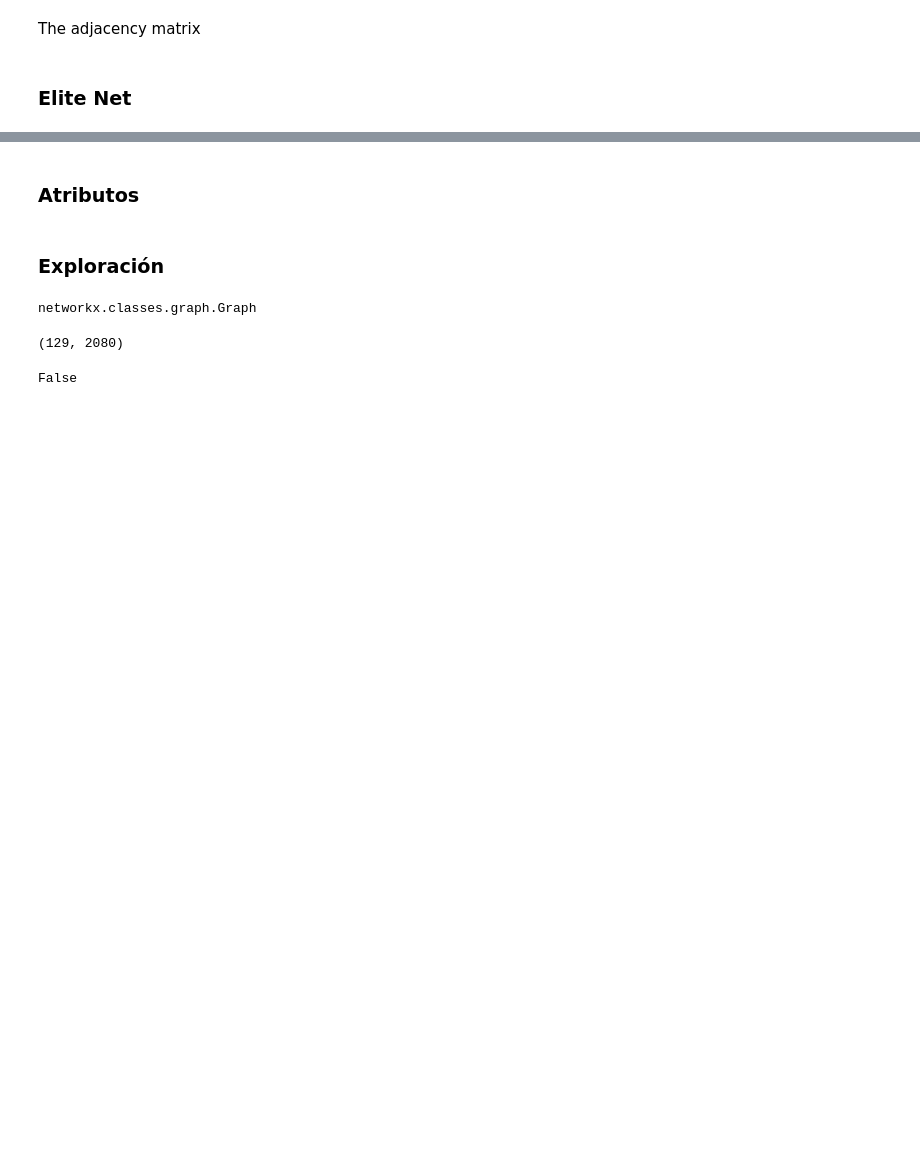
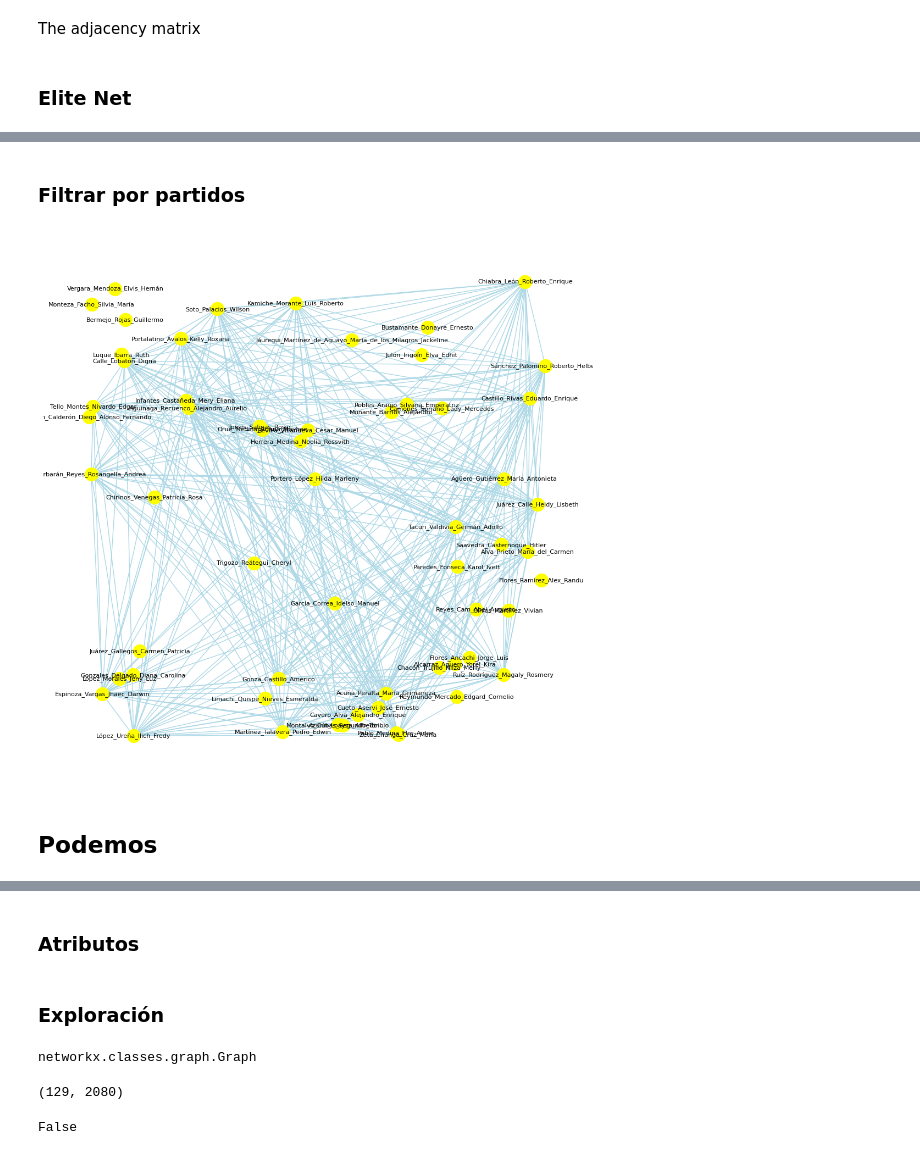
Before and after one commit to MichaelEncalada/networks, a Jupyter notebook: Tarea 3.ipynb, the cells around one changed output, grey strips where cells are left out. Cells and saved outputs as stored; diff of their text form; code cells hidden in the pictures; blank space fills up the shorter version.

```diff
--- a/Tarea 3.ipynb
+++ b/Tarea 3.ipynb
@@ -66,0 +67,37 @@ nx.draw_random(EliteNet,
+# %% [markdown]
+### Filtrar por partidos
+# %%
+# Asegúrate de que los índices del DataFrame coincidan con los nodos del grafo
+attributeToAdd = dict(zip(FigueData.index, FigueData['party']))
+
+# Asigna los atributos al grafo (nodos)
+nx.set_node_attributes(EliteNet, attributeToAdd, 'party')
+# %%
+# Lista de partidos que deseas filtrar
+partidos = ['ALIANZA PARA EL PROGRESO', 'PERÚ LIBRE', 'FUERZA POPULAR', 'PODEMOS PERÚ']
+
+# Filtrar los nodos cuyos atributos 'party' están en la lista de partidos
+nodos_filtrados = [n for n, attr in EliteNet.nodes(data=True) if attr.get('party') in partidos]
+
+# Crear un subgrafo con los nodos filtrados
+subgrafo = EliteNet.subgraph(nodos_filtrados)
+# %%
+import matplotlib.pyplot as plt
+import networkx as nx
+
+# Configura el tamaño del gráfico
+plt.figure(figsize=(10, 10))
+
+# Dibuja el subgrafo con los nodos filtrados
+nx.draw_random(subgrafo,
+               node_color='yellow',
+               edge_color='lightblue',
+               with_labels=True,
+               font_size=8)
+
+# Mostrar el gráfico
+plt.show()
+# %% [output]
+[figure, added]
+# %% [markdown]
+## Podemos
```
Also changed, not shown: parts of 9 cells of this notebook, 2 other files.
